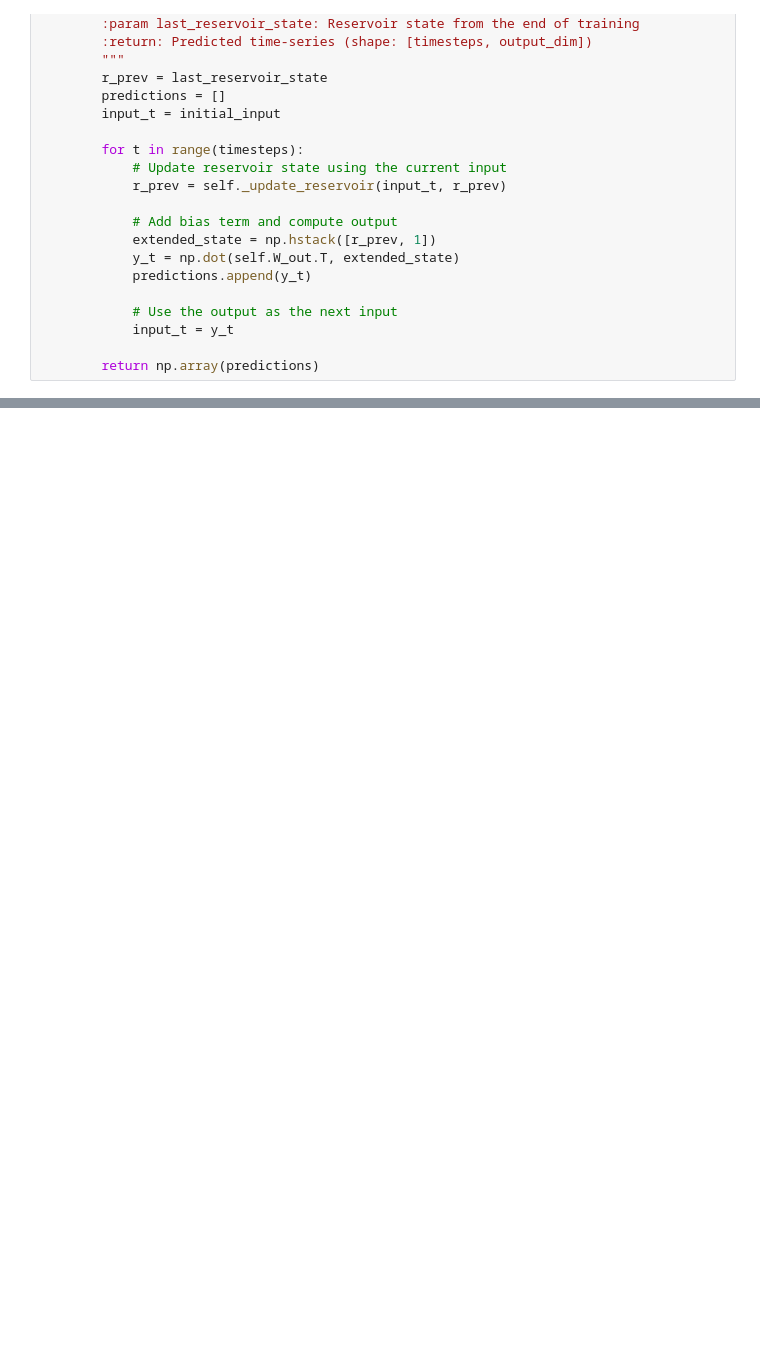
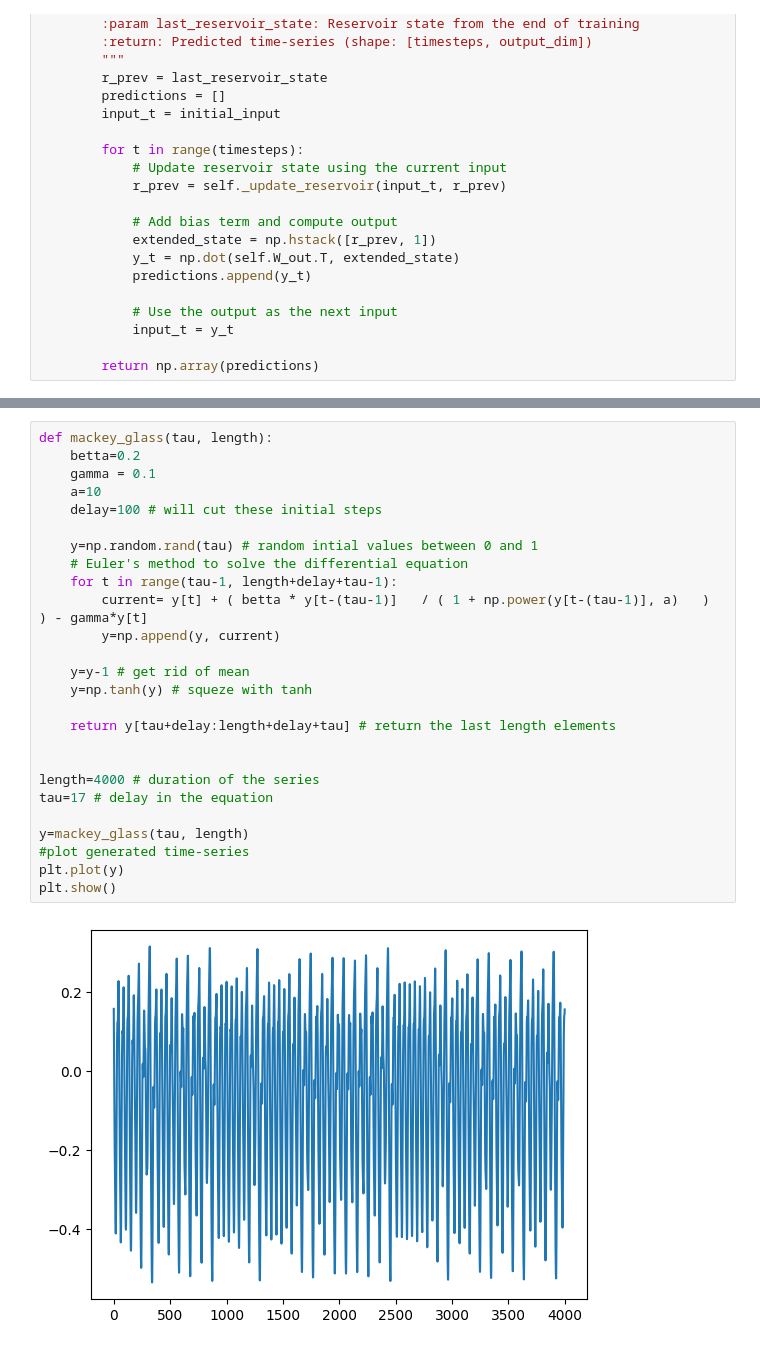
Before and after one commit to samlthelin/d7041e, a Jupyter notebook: Lab6/Samuel_Thelin_samthe1_LAB6.ipynb, the cells around one changed output, grey strips where cells are left out. Drawn from its saved outputs; the diff is of its cells as text; blank space fills up the shorter version.

Commit message:
lab6 mackey-glass is weiiiiiiiiiiiird. might or might not be finished with this part................

```diff
--- a/Lab6/Samuel_Thelin_samthe1_LAB6.ipynb
+++ b/Lab6/Samuel_Thelin_samthe1_LAB6.ipynb
@@ -244 +251,29 @@ Mean RMSE Across All Predictions: 0.293678
 [figure]
+# %%
+def mackey_glass(tau, length):
+    betta=0.2
+    gamma = 0.1
+    a=10
+    delay=100 # will cut these initial steps
+
+    y=np.random.rand(tau) # random intial values between 0 and 1
+    # Euler's method to solve the differential equation
+    for t in range(tau-1, length+delay+tau-1):
+        current= y[t] + ( betta * y[t-(tau-1)]   / ( 1 + np.power(y[t-(tau-1)], a)   )  ) - gamma*y[t]
+        y=np.append(y, current)
+
+    y=y-1 # get rid of mean
+    y=np.tanh(y) # squeze with tanh
+
+    return y[tau+delay:length+delay+tau] # return the last length elements
+
+
+length=4000 # duration of the series
+tau=17 # delay in the equation
+
+y=mackey_glass(tau, length)
+#plot generated time-series
+plt.plot(y)
+plt.show()
+# %% [output]
+[figure, added]
```
Also changed, not shown: parts of 4 cells of this notebook.
